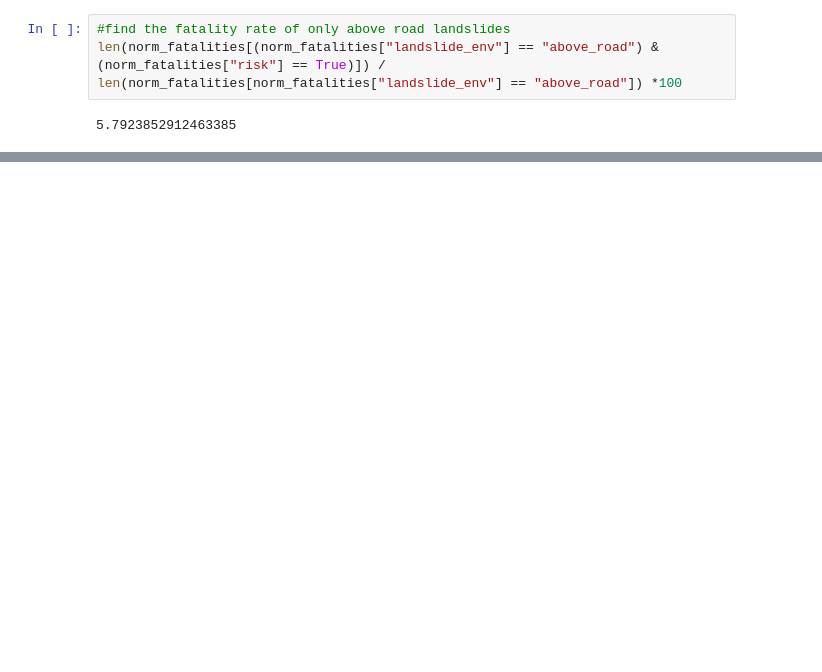
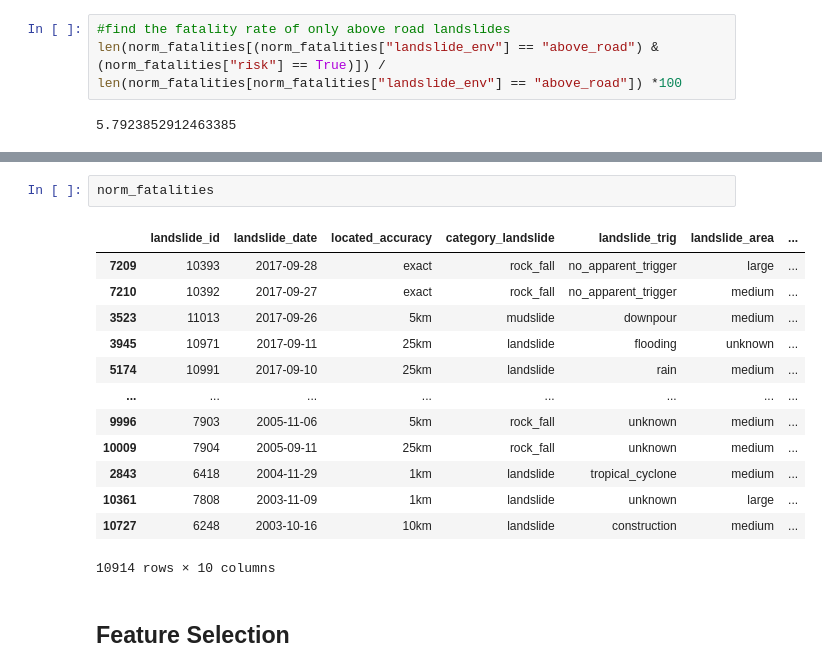
Before and after one commit to shupersap/Global_Landslide, a Jupyter notebook: 2_exploration/EDA.ipynb, the cells around one changed output, grey strips where cells are left out. Saved outputs shown, nothing was run; the diff lists cells and outputs as text; blank space fills up the shorter version.

Commit message:
init_feat_select

```diff
--- a/2_exploration/EDA.ipynb
+++ b/2_exploration/EDA.ipynb
@@ -118,0 +121,18 @@ ggplot(norm_fatalities[~norm_fatalities["landslide_env"].isin(["unknown", "above
+# %%
+norm_fatalities
+# %% [output]
+|  | landslide_id | landslide_date | located_accuracy | category_landslide | landslide_trig | landslide_area | ... |
+| 7209 | 10393 | 2017-09-28 | exact | rock_fall | no_apparent_trigger | large | ... |
+| 7210 | 10392 | 2017-09-27 | exact | rock_fall | no_apparent_trigger | medium | ... |
+| 3523 | 11013 | 2017-09-26 | 5km | mudslide | downpour | medium | ... |
+| 3945 | 10971 | 2017-09-11 | 25km | landslide | flooding | unknown | ... |
+| 5174 | 10991 | 2017-09-10 | 25km | landslide | rain | medium | ... |
+| ... | ... | ... | ... | ... | ... | ... | ... |
+| 9996 | 7903 | 2005-11-06 | 5km | rock_fall | unknown | medium | ... |
+| 10009 | 7904 | 2005-09-11 | 25km | rock_fall | unknown | medium | ... |
+| 2843 | 6418 | 2004-11-29 | 1km | landslide | tropical_cyclone | medium | ... |
+| 10361 | 7808 | 2003-11-09 | 1km | landslide | unknown | large | ... |
+| 10727 | 6248 | 2003-10-16 | 10km | landslide | construction | medium | ... |
+10914 rows × 10 columns
+# %% [markdown]
+## Feature Selection
```
Also changed, not shown: parts of 11 cells of this notebook.
